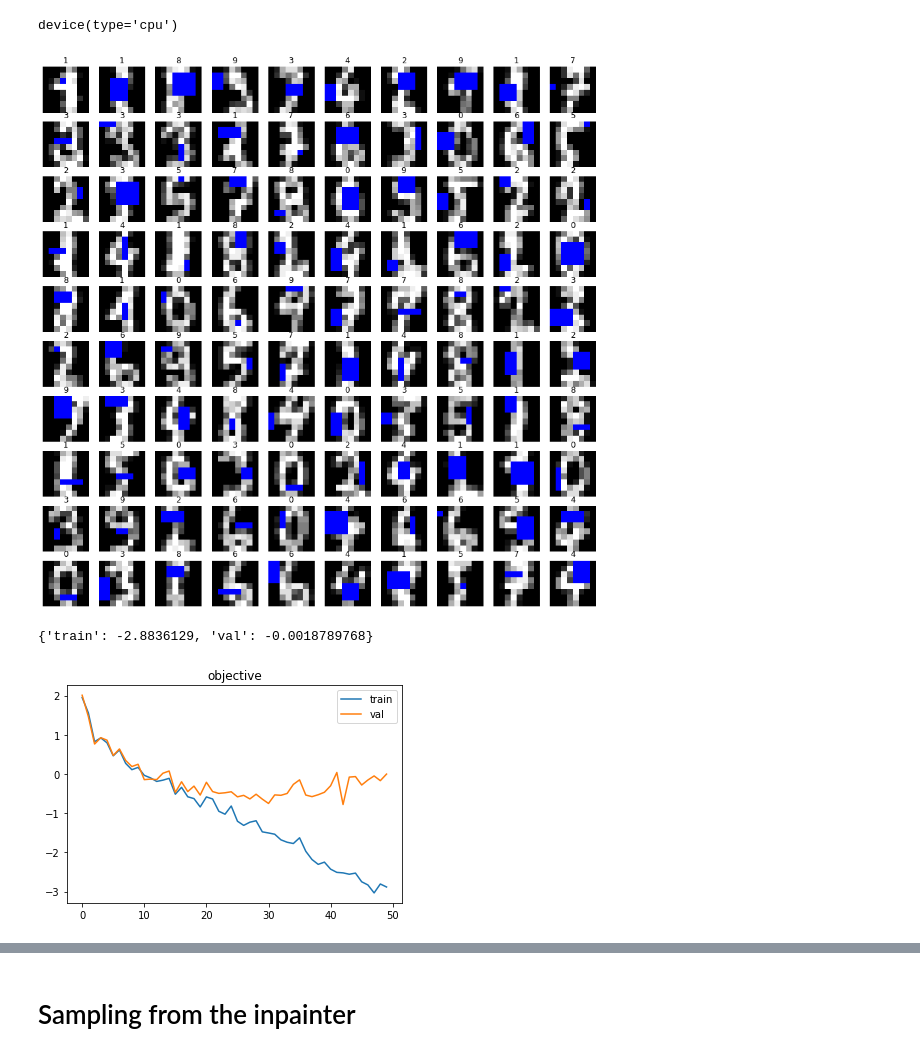
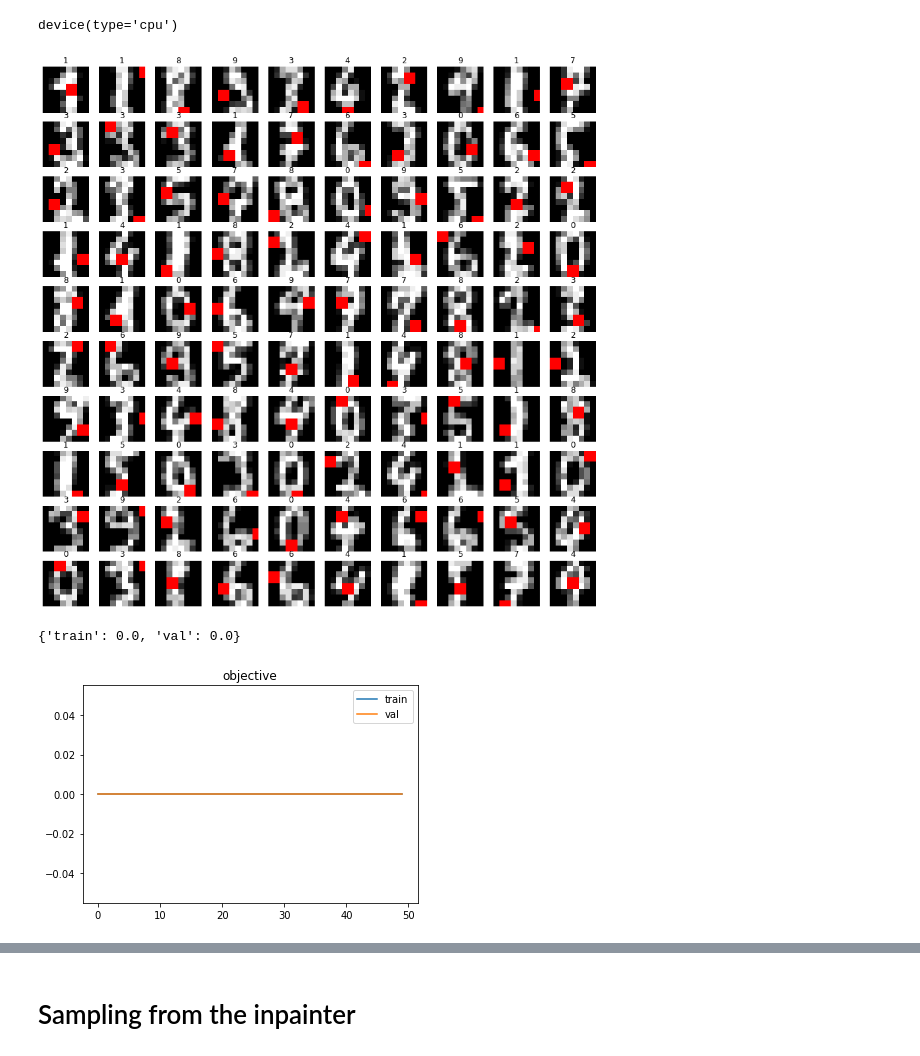
Before and after one commit to mprzewie/dmfa_inpainting, a Jupyter notebook: notebooks/digits_experiment.ipynb, the cells around one changed output, grey strips where cells are left out. Saved outputs shown, nothing was run; the diff lists cells and outputs as text; code cells hidden in the pictures.

```diff
--- a/notebooks/digits_experiment.ipynb
+++ b/notebooks/digits_experiment.ipynb
@@ -50,19 +67,19 @@ device(type='cpu')
 experiment_path = Path("../results/digits/more_visualizations")
 experiment_path.mkdir(exist_ok=True)
 # %%
-ds_train, ds_val = train_val_datasets(3)
+ds_train, ds_val = train_val_datasets(0)
 
 fig, axes = plt.subplots(10, 10, figsize=(15, 15))
 for i in range(100):
     (x,j), y = ds_train[i]
     ax = axes[i // 10, i%10]
     ax.set_title(f"{y}")
     vis_digit_mask(x, j,ax)
 train_fig = plt.gcf()
 train_fig.savefig(experiment_path / "train.png")
 plt.show()
 # %% [output]
-[figure, old version]
+[figure, new version]
 # %%
 classifier = MLPClassifier((100, 200, 10,), learning_rate_init=4e-3, max_iter=1000).fit(ds_train.X.reshape(-1, 64), ds_train.y)
 # %%
@@ -102,7 +119,7 @@ with (experiment_path / "inpainter.schema").open("w") as f:
 # %%
 history[-1]["losses"]["objective"]
 # %% [output]
-{'train': -2.8836129, 'val': -0.0018789768}
+{'train': 0.0, 'val': 0.0}
 # %%
 history_tmp = history
 history = history
@@ -121,7 +138,7 @@ for loss_name in set(history[0]["losses"].keys()):
     fig.savefig(experiment_path / f"history.{loss_name}.png")
     plt.show()
 # %% [output]
-[figure, old version]
+[figure, new version]
 # %%
 import inpainting.visualizations.samples as vis
 # %%
```
Also changed, not shown: parts of 4 cells of this notebook, 7 other files.
